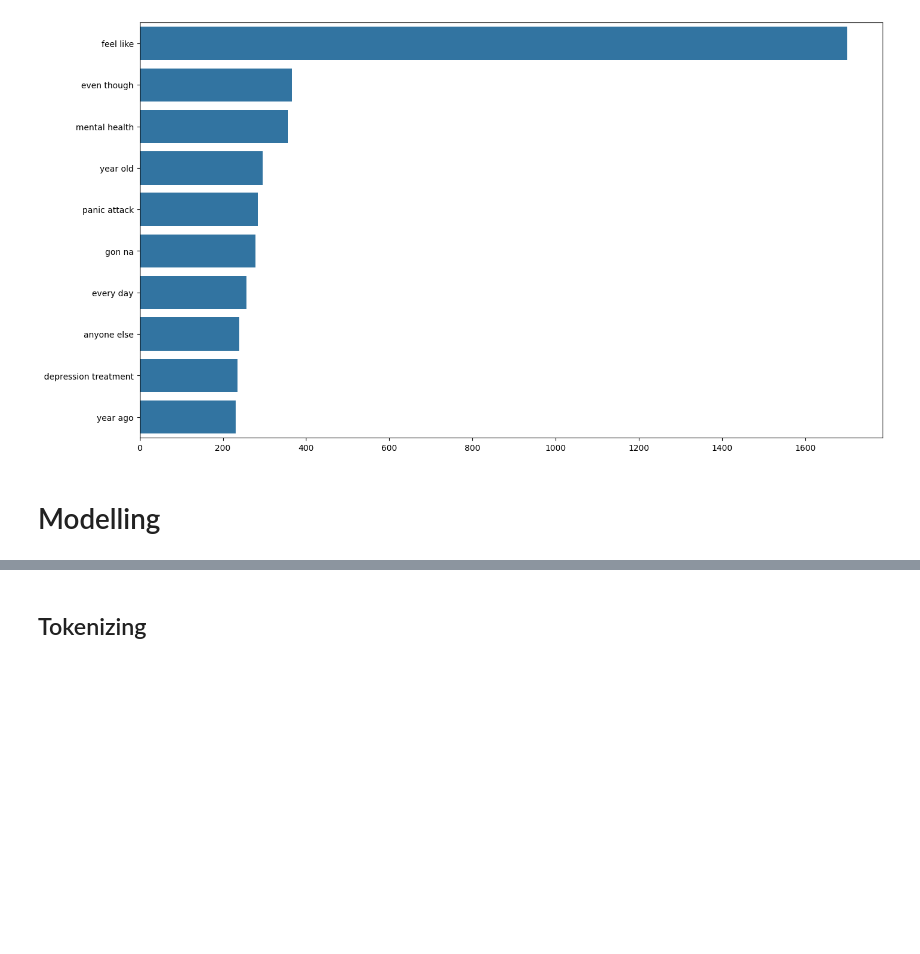
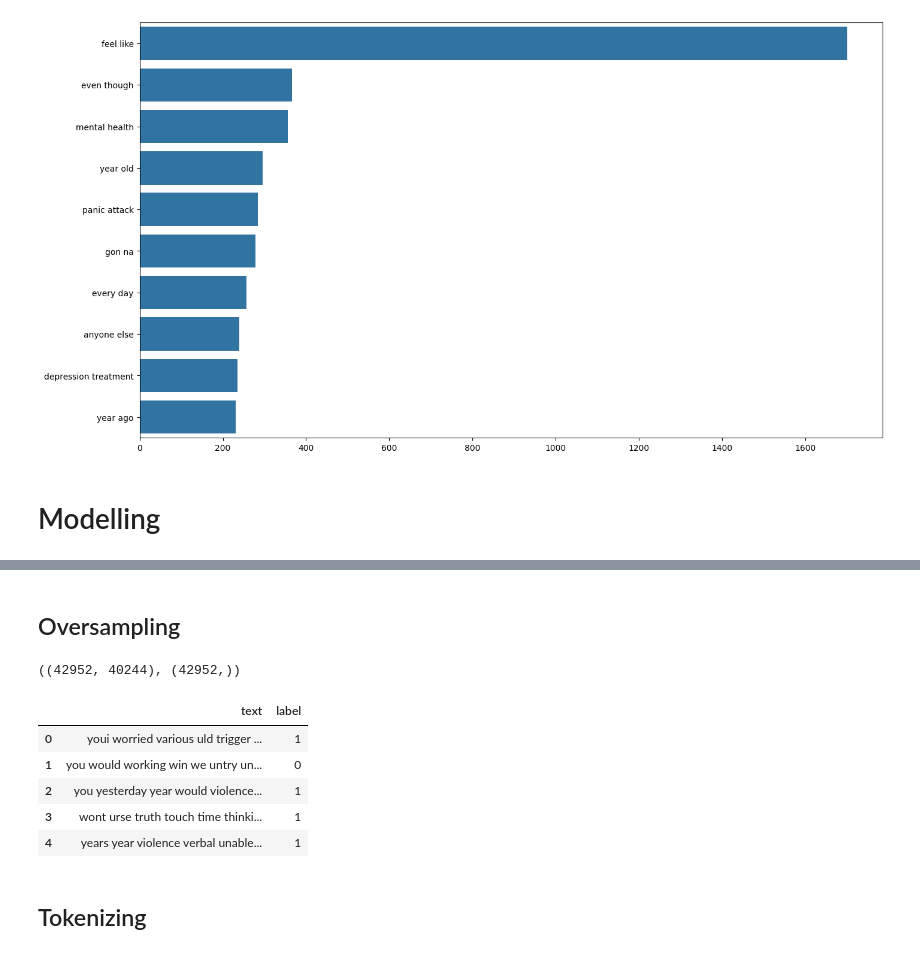
Before and after one commit to akmalmzkki/agen-mental-health-app, a Jupyter notebook: architecture/analisis sentimen stress.ipynb, the cells around one changed output, grey strips where cells are left out. Drawn from its saved outputs; the diff is of its cells as text; code cells hidden in the pictures; blank space fills up the shorter version.

```diff
--- a/architecture/analisis sentimen stress.ipynb
+++ b/architecture/analisis sentimen stress.ipynb
@@ -268,2 +229,38 @@ Data columns (total 2 columns):
 dtypes: int64(1), object(1)
 memory usage: 879.3+ KB
+# %% [markdown]
+## Oversampling
+# %%
+df.dropna(inplace=True)
+
+count_vect  = CountVectorizer(ngram_range=(1, 1))
+transformer = TfidfTransformer()
+
+df_tfidf = transformer.fit_transform(
+    count_vect.fit_transform(df['text'])
+)
+
+ros = RandomOverSampler(random_state=1000)
+X_train_res, y_train_res = ros.fit_resample(df_tfidf, df['label'])
+
+X_train_res.shape, y_train_res.shape
+# %% [output]
+((42952, 40244), (42952,))
+# %%
+inverse_vocab = count_vect.inverse_transform(X_train_res)
+
+resampled_texts = [' '.join(words) for words in inverse_vocab]
+
+df = pd.DataFrame({
+    'text': resampled_texts,
+    'label': y_train_res
+})
+
+df.head()
+# %% [output]
+|  | text | label |
+| 0 | youi worried various uld trigger ... | 1 |
+| 1 | you would working win we untry un... | 0 |
+| 2 | you yesterday year would violence... | 1 |
+| 3 | wont urse truth touch time thinki... | 1 |
+| 4 | years year violence verbal unable... | 1 |
```
Also changed, not shown: parts of 16 cells of this notebook, 14 other files.
